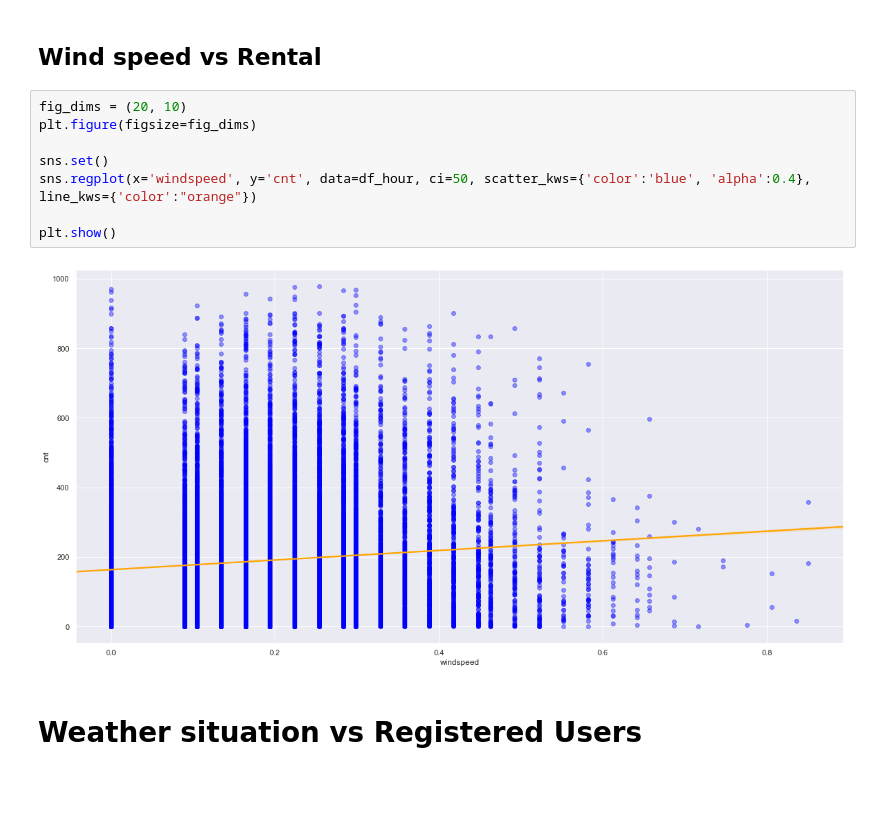
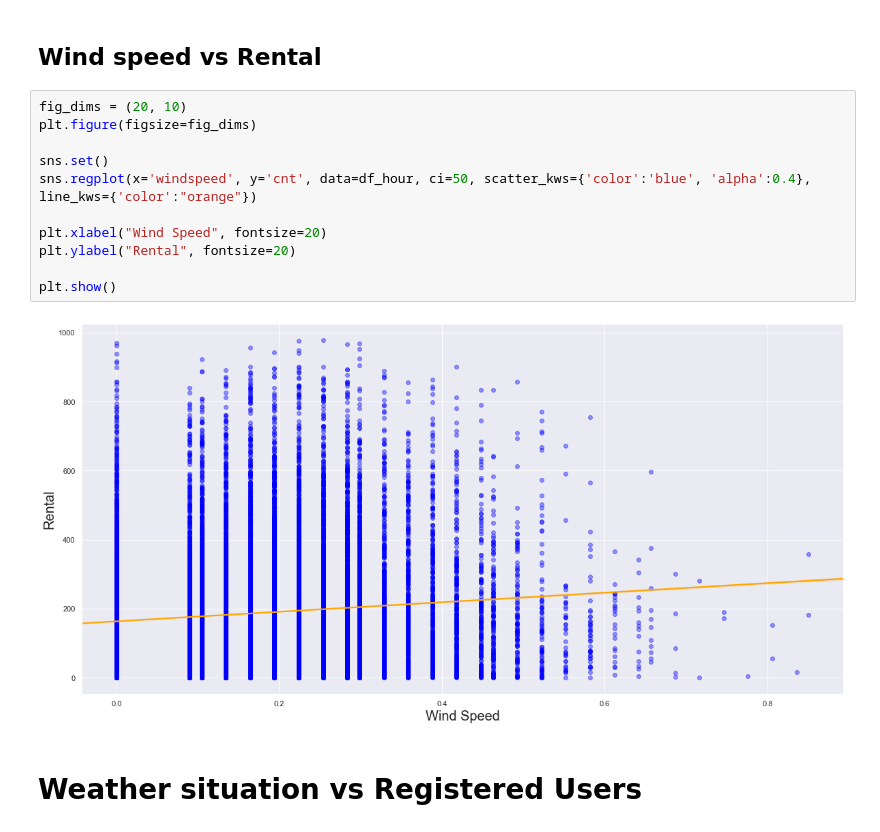
Before and after one commit to hardanimaulana/bike-sharing-analysis, a Jupyter notebook: bike_sharing.ipynb, the cells around one changed output. Saved outputs shown, nothing was run; the diff lists cells and outputs as text; blank space fills up the shorter version.

```diff
--- a/bike_sharing.ipynb
+++ b/bike_sharing.ipynb
@@ -242,13 +242,16 @@ plt.show()
 # %%
 fig_dims = (20, 10)
 plt.figure(figsize=fig_dims)
 
 sns.set()
 sns.regplot(x='windspeed', y='cnt', data=df_hour, ci=50, scatter_kws={'color':'blue', 'alpha':0.4}, line_kws={'color':"orange"})
 
+plt.xlabel("Wind Speed", fontsize=20)
+plt.ylabel("Rental", fontsize=20)
+
 plt.show()
 # %% [output]
-[figure, old version]
+[figure, new version]
 # %% [markdown]
 # Weather situation vs Registered Users
 # %%
```
Also changed, not shown: parts of 5 cells of this notebook.
